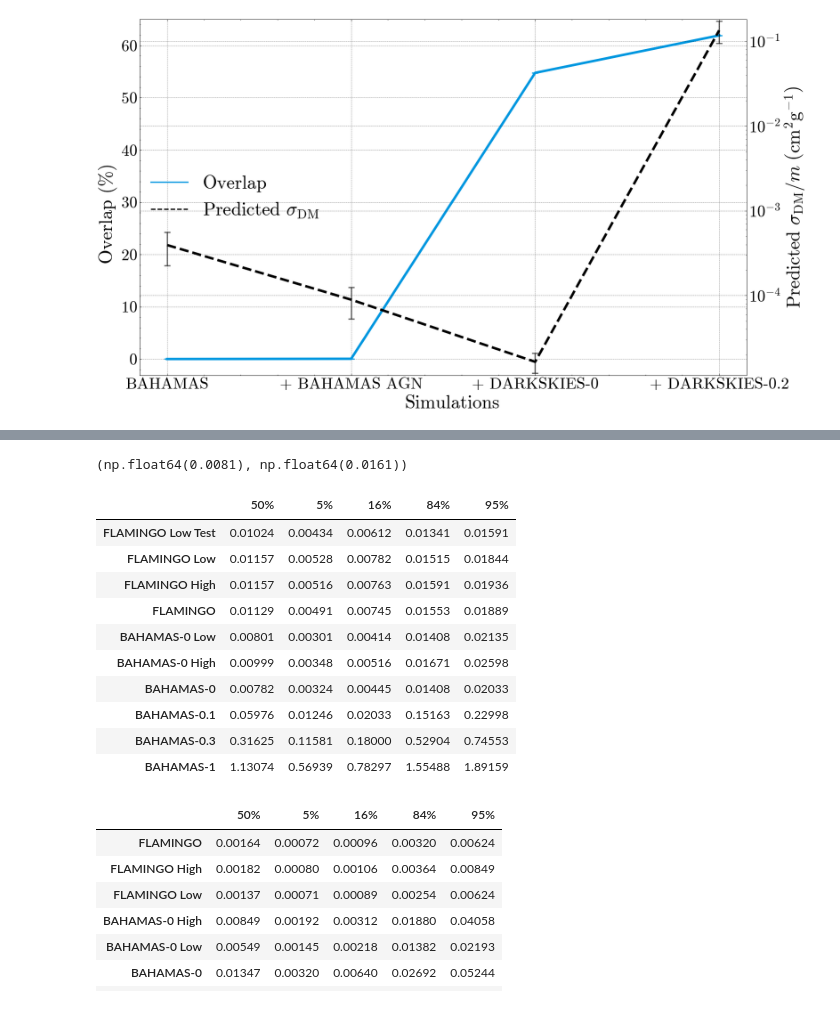
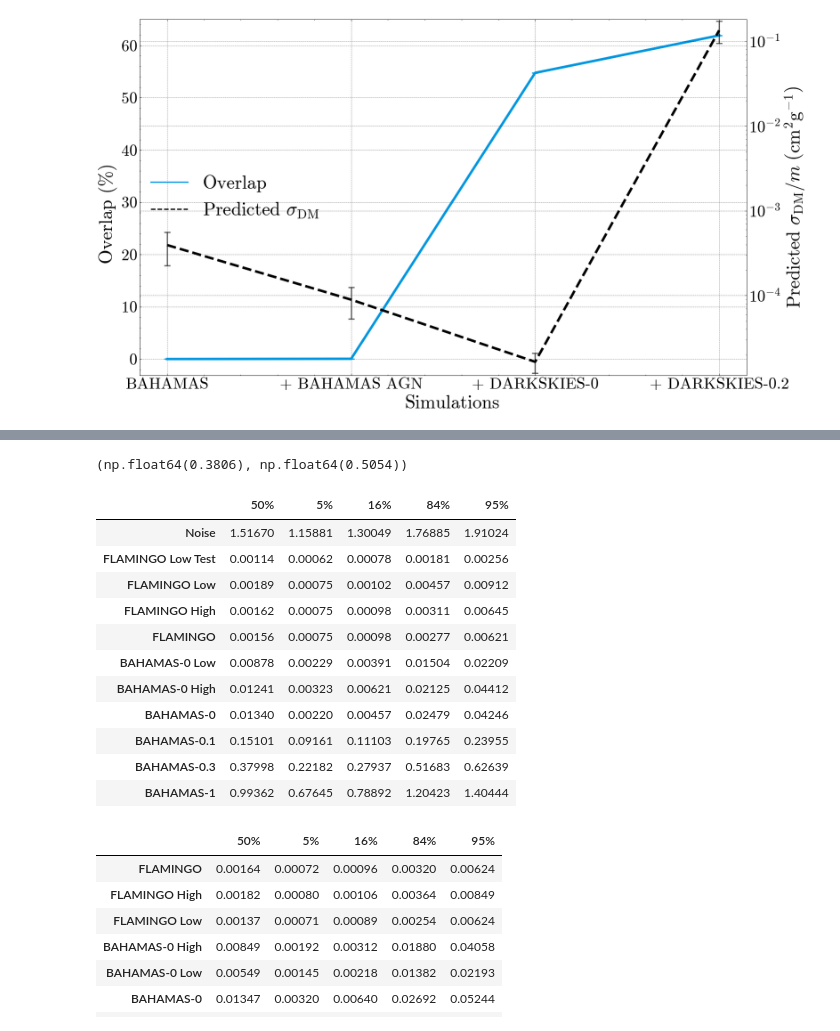
Before and after one commit to EthanTreg/Bayesian-DARKSKIES, a Jupyter notebook: jupyter_notebooks/effective_cdm.ipynb, the cells around one changed output, grey strips where cells are left out. Saved outputs shown, nothing was run; the diff lists cells and outputs as text; code cells hidden in the pictures.

```diff
--- a/jupyter_notebooks/effective_cdm.ipynb
+++ b/jupyter_notebooks/effective_cdm.ipynb
@@ -268,7 +256,7 @@ data_pred['targets'] = data_pred['targets'].squeeze(axis=-1)
 labels = dataset.names[np.unique(dataset.labels, return_index=True)[1]]
 # %%
 distributions = analysis.distributions(data_pred['latent'][..., 0], dataset.labels[data_pred['ids'].astype(int)].squeeze(axis=-1))
-grids, new_distributions = analysis.mult_distributions(distributions)
+grids, new_distributions = analysis.mult_distributions(distributions, bins=500)
 
 for shape in np.ndindex(grids.shape[:-1]):
     grids[*shape] = data['nets'][*shape, 0].transforms['targets'](grids[*shape], back=True)
@@ -279,7 +267,14 @@ distributions.shape, new_distributions.shape, grids.shape
 # %%
 probs = np.empty_like(new_distributions)
 cumsums = probs.copy()
+quantile_values = (0.5, 0.05, 0.16, 0.84, 0.95)
+quantiles = np.empty((len(quantile_values), *cumsums.shape[:-1]))
 
 for shape in np.ndindex(new_distributions.shape[:-1]):
-    probs[*shape] = new_distributions[*shape] / np.sum(new_distributions[*shape])
-    cumsums[*shape] = np.cumsum(probs[*shape])
+    # probs[*shape] = new_distributions[*shape] / np.sum(new_distributions[*shape])
+    probs[*shape] = new_distributions[*shape] / np.trapezoid(new_distributions[*shape], np.log10(grids[*shape[:-1]]))
+    cumsums[*shape] = np.cumsum(probs[*shape] / np.sum(probs[*shape]))
+
+    for i, percentile in enumerate(quantile_values):
+        quantiles[i, *shape] = grids[*shape[:-1], np.argmin(np.abs(cumsums[*shape] - percentile), axis=-1)]
+probs.shape, quantiles.shape
@@ -286,9 +282,0 @@ for shape in np.ndindex(new_distributions.shape[:-1]):
-# %%
-quantile_values = (0.5, 0.05, 0.16, 0.84, 0.95)
-quantiles = np.empty((len(quantile_values), *cumsums.shape[:-1]))
-
-for shape in np.ndindex(cumsums.shape[:-1]):
-    for i, percentile in enumerate(quantile_values):
-        quantiles[i, *shape] = grids[*shape[:-1], np.argmin(np.abs(cumsums[*shape] - percentile), axis=-1)]
-
-quantiles.shape
@@ -487 +479,3 @@ array(['FLAMINGO Low Test', 'FLAMINGO Low', 'FLAMINGO High', 'FLAMINGO',
+# %%
+labels = np.array(['Noise', 'Flamingo-0w Test', 'Flamingo-0w', 'Flamingo-0s', 'Flamingo-0', 'Bahamas-0w', 'Bahamas-0s', 'Bahamas-0', 'Bahamas-0.1', 'Bahamas-0.3', 'Bahamas-1'])
 # %%
@@ -565,23 +561,24 @@ plot2.axes.set_xlim(np.min(np.array(plot2._data)[(np.array(plot2._y_data) > 1e-4
 # %%
-idx = -5
+idx = -2
 np.round(quantiles[0, *idxs, idx] - quantiles[2, *idxs, idx], 4), np.round(quantiles[3, *idxs, idx] - quantiles[0, *idxs, idx], 4)
 # %% [output]
-(np.float64(0.0081), np.float64(0.0161))
+(np.float64(0.3806), np.float64(0.5054))
 # %%
-idxs = (-1, -1)
+idxs = (-1, 2)
 pd.DataFrame(quantiles[:, *idxs].swapaxes(0, 1), index=labels, columns=[f'{quantile:.0%}' for quantile in quantile_values]).round(5)
 # %% [output]
 |  | 50% | 5% | 16% | 84% | 95% |
-| FLAMINGO Low Test | 0.01024 | 0.00434 | 0.00612 | 0.01341 | 0.01591 |
-| FLAMINGO Low | 0.01157 | 0.00528 | 0.00782 | 0.01515 | 0.01844 |
-| FLAMINGO High | 0.01157 | 0.00516 | 0.00763 | 0.01591 | 0.01936 |
-| FLAMINGO | 0.01129 | 0.00491 | 0.00745 | 0.01553 | 0.01889 |
-| BAHAMAS-0 Low | 0.00801 | 0.00301 | 0.00414 | 0.01408 | 0.02135 |
-| BAHAMAS-0 High | 0.00999 | 0.00348 | 0.00516 | 0.01671 | 0.02598 |
-| BAHAMAS-0 | 0.00782 | 0.00324 | 0.00445 | 0.01408 | 0.02033 |
-| BAHAMAS-0.1 | 0.05976 | 0.01246 | 0.02033 | 0.15163 | 0.22998 |
-| BAHAMAS-0.3 | 0.31625 | 0.11581 | 0.18000 | 0.52904 | 0.74553 |
-| BAHAMAS-1 | 1.13074 | 0.56939 | 0.78297 | 1.55488 | 1.89159 |
+| Noise | 1.51670 | 1.15881 | 1.30049 | 1.76885 | 1.91024 |
+| FLAMINGO Low Test | 0.00114 | 0.00062 | 0.00078 | 0.00181 | 0.00256 |
+| FLAMINGO Low | 0.00189 | 0.00075 | 0.00102 | 0.00457 | 0.00912 |
+| FLAMINGO High | 0.00162 | 0.00075 | 0.00098 | 0.00311 | 0.00645 |
+| FLAMINGO | 0.00156 | 0.00075 | 0.00098 | 0.00277 | 0.00621 |
+| BAHAMAS-0 Low | 0.00878 | 0.00229 | 0.00391 | 0.01504 | 0.02209 |
+| BAHAMAS-0 High | 0.01241 | 0.00323 | 0.00621 | 0.02125 | 0.04412 |
+| BAHAMAS-0 | 0.01340 | 0.00220 | 0.00457 | 0.02479 | 0.04246 |
+| BAHAMAS-0.1 | 0.15101 | 0.09161 | 0.11103 | 0.19765 | 0.23955 |
+| BAHAMAS-0.3 | 0.37998 | 0.22182 | 0.27937 | 0.51683 | 0.62639 |
+| BAHAMAS-1 | 0.99362 | 0.67645 | 0.78892 | 1.20423 | 1.40444 |
 # %%
 idx = (-1, -3)
 pd.DataFrame(quantiles[:, *idx].swapaxes(0, 1), index=labels, columns=[f'{quantile:.0%}' for quantile in quantile_values]).round(5)
```
Also changed, not shown: parts of 27 cells of this notebook, 22 other files.
